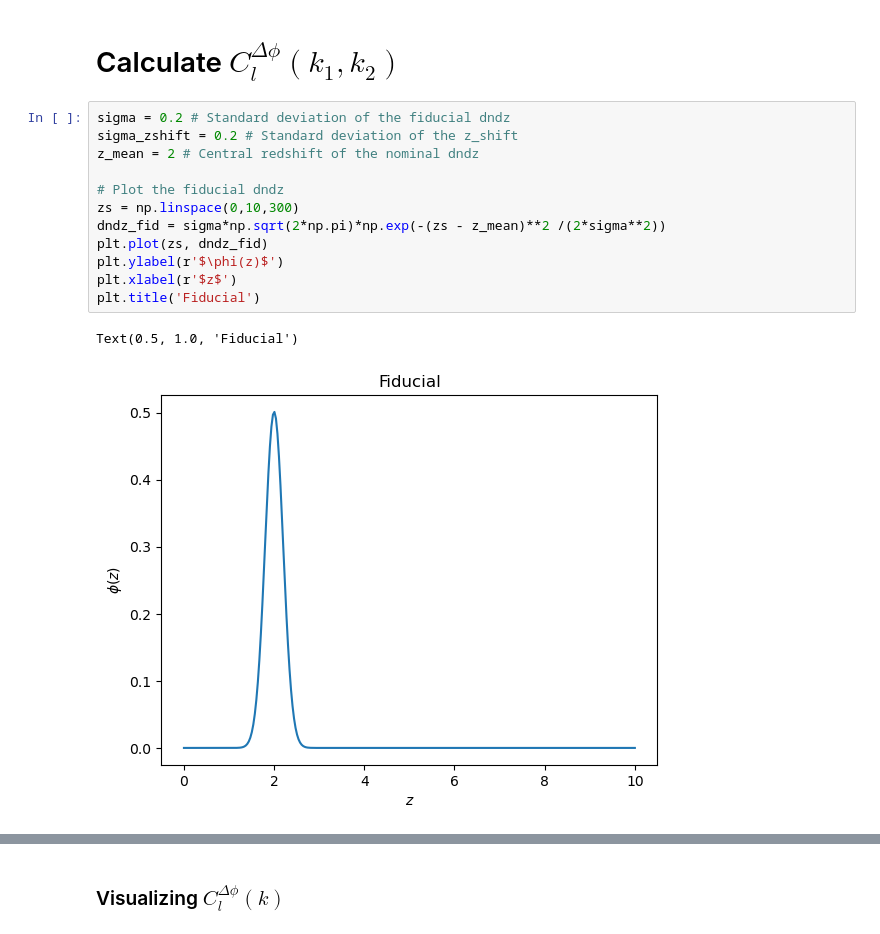
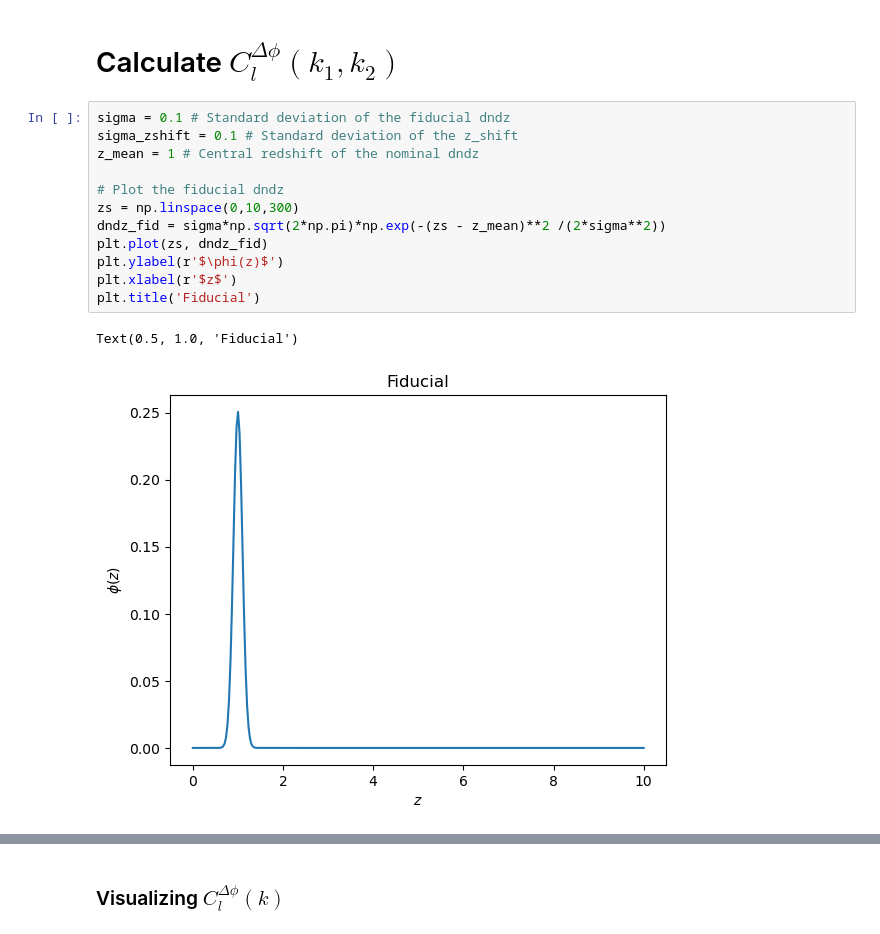
Before and after one commit to abaleato/CARDiAC, a Jupyter notebook: Get_DeltaPhi_PS.ipynb, the cells around one changed output, grey strips where cells are left out. Drawn from its saved outputs; the diff is of its cells as text.

```diff
--- a/Get_DeltaPhi_PS.ipynb
+++ b/Get_DeltaPhi_PS.ipynb
@@ -9,20 +9,20 @@ import hankl
 # %% [markdown]
 # Calculate $C_l^{\Delta \phi}(k_1,k_2)$
 # %%
-sigma = 0.2 # Standard deviation of the fiducial dndz
-sigma_zshift = 0.2 # Standard deviation of the z_shift
-z_mean = 2 # Central redshift of the nominal dndz
+sigma = 0.1 # Standard deviation of the fiducial dndz
+sigma_zshift = 0.1 # Standard deviation of the z_shift
+z_mean = 1 # Central redshift of the nominal dndz
 
 # Plot the fiducial dndz
 zs = np.linspace(0,10,300)
 dndz_fid = sigma*np.sqrt(2*np.pi)*np.exp(-(zs - z_mean)**2 /(2*sigma**2))
 plt.plot(zs, dndz_fid)
 plt.ylabel(r'$\phi(z)$')
 plt.xlabel(r'$z$')
 plt.title('Fiducial')
 # %% [output]
 Text(0.5, 1.0, 'Fiducial')
-[figure, old version]
+[figure, new version]
 # %%
 # Suppose the central value of the dndz changes across different healpixels
 nside = 16 # Nside that sets the size of pixels over which dn/dz is constant
```
Also changed, not shown: parts of 16 cells of this notebook.
